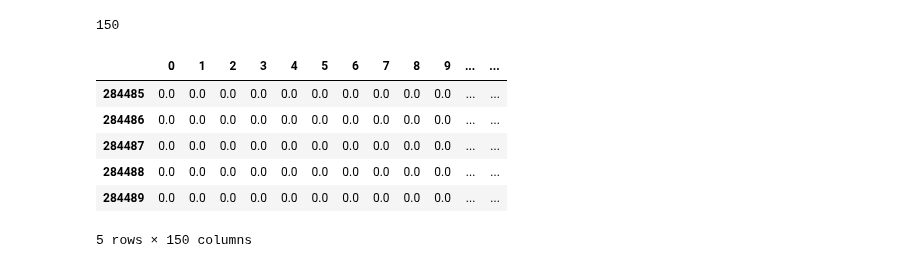
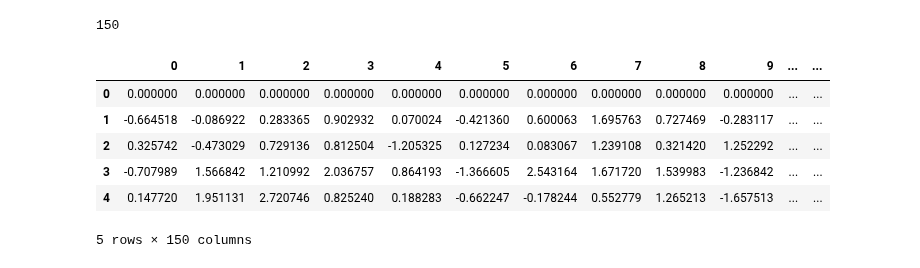
Before and after one commit to brianellis1997/Sarcasm_Detection, a Jupyter notebook: DS_440_Test.ipynb, the cells around one changed output. Cells and saved outputs as stored; diff of their text form; code cells hidden in the pictures.

```diff
--- a/DS_440_Test.ipynb
+++ b/DS_440_Test.ipynb
@@ -224,6 +224,23 @@ from dask import delayed
 comment_test = comments.head(10000)
 # %% [markdown]
 #Create large function that does this text preprocessing so that it can be used with X_train, also figure out how to split and keep track of data
+# %%
+from tensorflow.keras.preprocessing.text import Tokenizer
+def preprocess(text):
+  tokenized_comments = batch_tokenize(text.tolist())
+  phrases = Phrases(tokenized_comments)
+  bigram = Phraser(phrases)
+  bigram_comments = [bigram[comment] for comment in tokenized_comments]
+  tokenizer = Tokenizer(lower=False)
+  tokenizer.fit_on_texts(bigram_comments)
+  word_index = tokenizer.word_index
+  word_size = len(word_index) + 1
+
+  # uses tokenizer object with the created word index to make each comment a list of integers corresponding to their index
+  sequences = tokenizer.texts_to_sequences(bigram_comments)
+
+
+  return word_index, word_size, sequences
 # %%
 #  Replace this?
 def batch_tokenize(texts, batch_size=50000):
@@ -411,6 +422,8 @@ vector_size = model.vector_size
 vector_size
 # %% [output]
 150
+# %%
+word_index, word_size, _ = preprocess(comments)
 # %%
 #inititlze embeddings matrix
 import numpy as np
@@ -423,12 +436,12 @@ for word, i in word_index.items():
 # %%
 embedding_df = pd.DataFrame(embedding_matrix)
 # %%
-embedding_df.tail(5)
+embedding_df.head(5)
 # %% [output]
 |  | 0 | 1 | 2 | 3 | 4 | 5 | 6 | 7 | 8 | 9 | ... | ... |
-| 284485 | 0.0 | 0.0 | 0.0 | 0.0 | 0.0 | 0.0 | 0.0 | 0.0 | 0.0 | 0.0 | ... | ... |
-| 284486 | 0.0 | 0.0 | 0.0 | 0.0 | 0.0 | 0.0 | 0.0 | 0.0 | 0.0 | 0.0 | ... | ... |
-| 284487 | 0.0 | 0.0 | 0.0 | 0.0 | 0.0 | 0.0 | 0.0 | 0.0 | 0.0 | 0.0 | ... | ... |
-| 284488 | 0.0 | 0.0 | 0.0 | 0.0 | 0.0 | 0.0 | 0.0 | 0.0 | 0.0 | 0.0 | ... | ... |
-| 284489 | 0.0 | 0.0 | 0.0 | 0.0 | 0.0 | 0.0 | 0.0 | 0.0 | 0.0 | 0.0 | ... | ... |
+| 0 | 0.000000 | 0.000000 | 0.000000 | 0.000000 | 0.000000 | 0.000000 | 0.000000 | 0.000000 | 0.000000 | 0.000000 | ... | ... |
+| 1 | -0.664518 | -0.086922 | 0.283365 | 0.902932 | 0.070024 | -0.421360 | 0.600063 | 1.695763 | 0.727469 | -0.283117 | ... | ... |
+| 2 | 0.325742 | -0.473029 | 0.729136 | 0.812504 | -1.205325 | 0.127234 | 0.083067 | 1.239108 | 0.321420 | 1.252292 | ... | ... |
+| 3 | -0.707989 | 1.566842 | 1.210992 | 2.036757 | 0.864193 | -1.366605 | 2.543164 | 1.671720 | 1.539983 | -1.236842 | ... | ... |
+| 4 | 0.147720 | 1.951131 | 2.720746 | 0.825240 | 0.188283 | -0.662247 | -0.178244 | 0.552779 | 1.265213 | -1.657513 | ... | ... |
 5 rows × 150 columns
```
Also changed, not shown: parts of 23 cells of this notebook.
